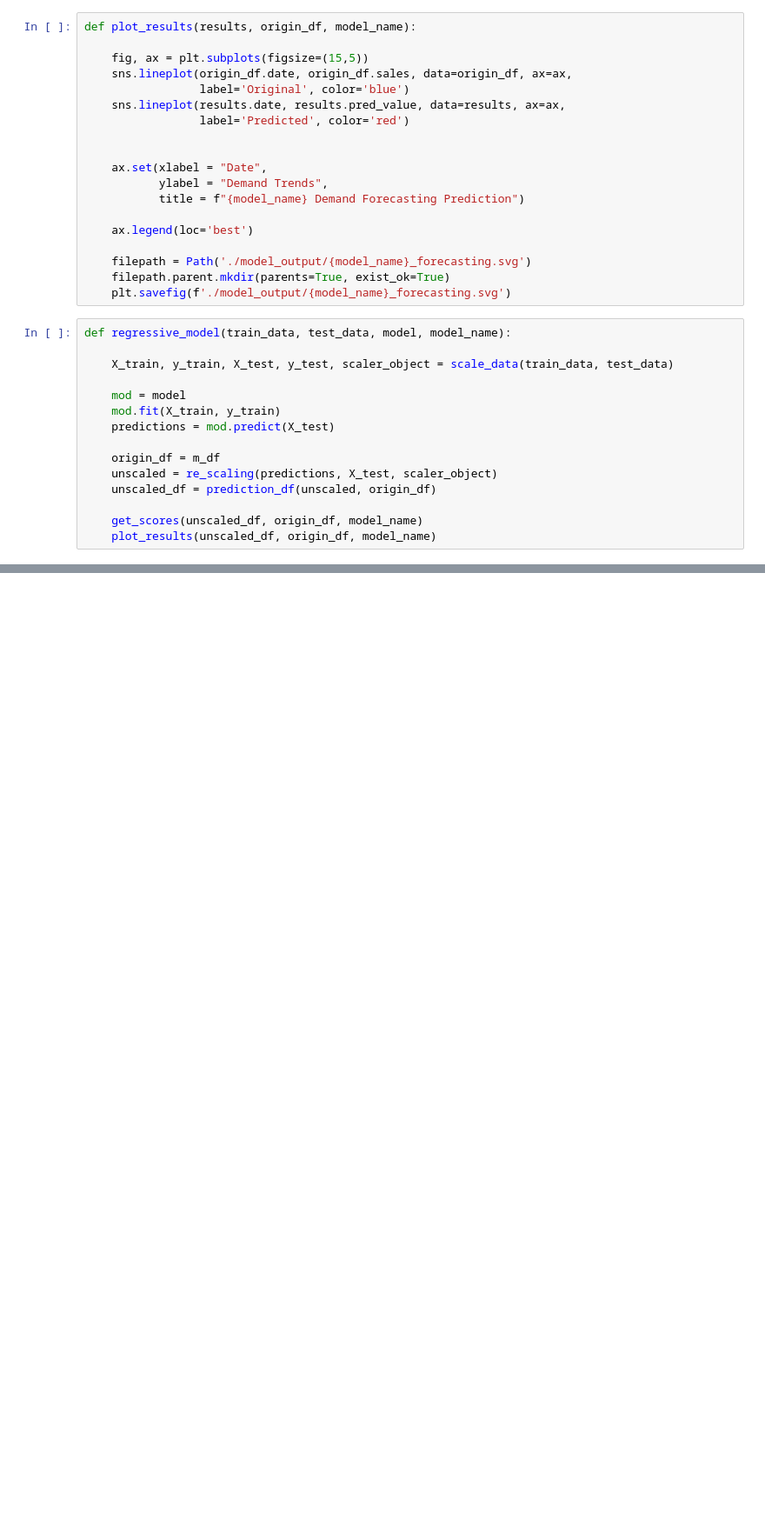
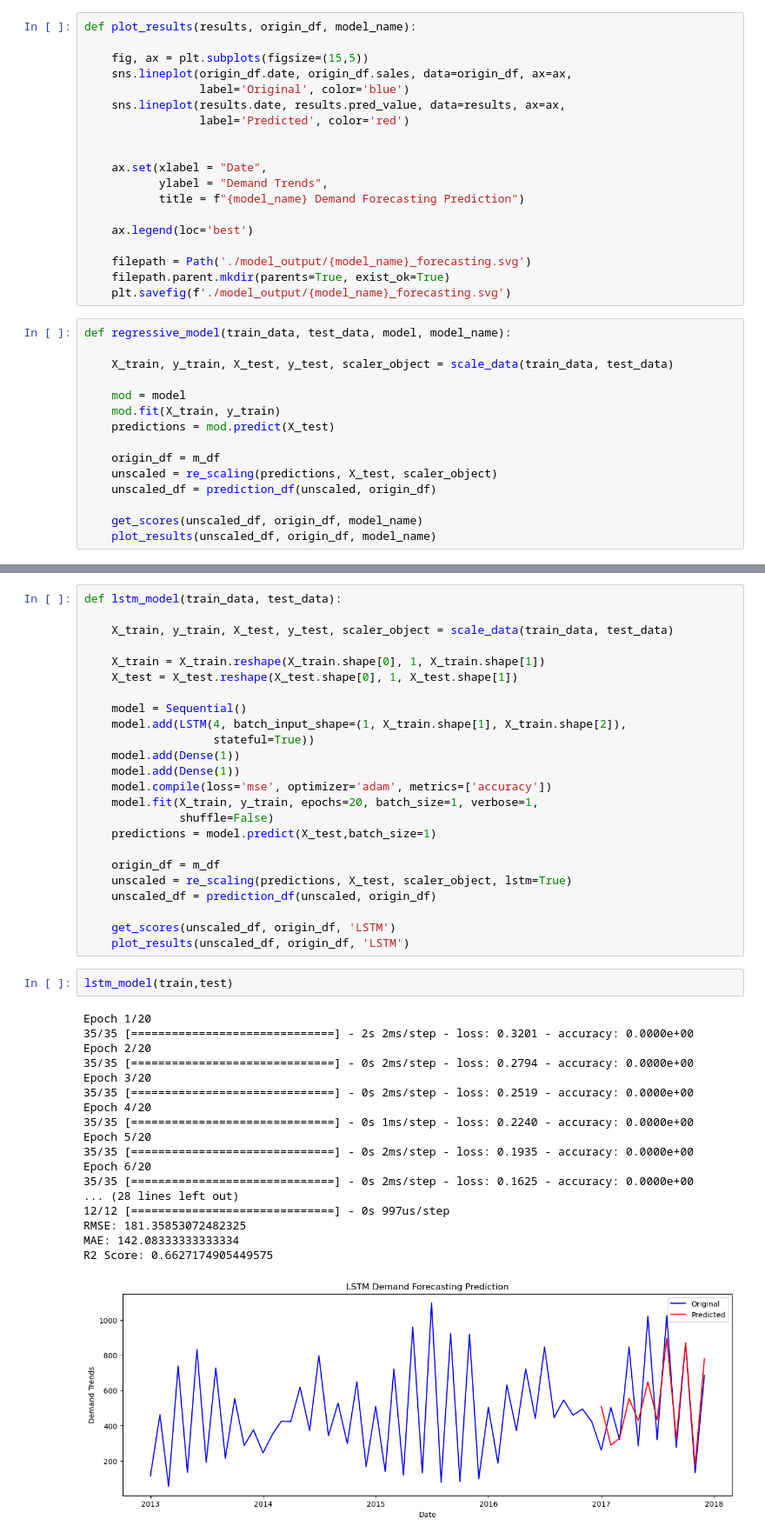
Before and after one commit to AjayBharadwaj-18/Product-Demand-Forecasting, a Jupyter notebook: product-demand-forecasting.ipynb, the cells around one changed output, grey strips where cells are left out. Shown: that part at 87% size. Saved outputs shown, nothing was run; the diff lists cells and outputs as text; blank space fills up the shorter version.

```diff
--- a/product_demand_forecasting.ipynb
+++ b/product-demand-forecasting.ipynb
@@ -349,0 +405,45 @@ def regressive_model(train_data, test_data, model, model_name):
+# %%
+def lstm_model(train_data, test_data):
+
+    X_train, y_train, X_test, y_test, scaler_object = scale_data(train_data, test_data)
+
+    X_train = X_train.reshape(X_train.shape[0], 1, X_train.shape[1])
+    X_test = X_test.reshape(X_test.shape[0], 1, X_test.shape[1])
+
+    model = Sequential()
+    model.add(LSTM(4, batch_input_shape=(1, X_train.shape[1], X_train.shape[2]),
+                   stateful=True))
+    model.add(Dense(1))
+    model.add(Dense(1))
+    model.compile(loss='mse', optimizer='adam', metrics=['accuracy'])
+    model.fit(X_train, y_train, epochs=20, batch_size=1, verbose=1,
+              shuffle=False)
+    predictions = model.predict(X_test,batch_size=1)
+
+    origin_df = m_df
+    unscaled = re_scaling(predictions, X_test, scaler_object, lstm=True)
+    unscaled_df = prediction_df(unscaled, origin_df)
+
+    get_scores(unscaled_df, origin_df, 'LSTM')
+    plot_results(unscaled_df, origin_df, 'LSTM')
+# %%
+lstm_model(train,test)
+# %% [output]
+Epoch 1/20
+35/35 [==============================] - 2s 2ms/step - loss: 0.3201 - accuracy: 0.0000e+00
+Epoch 2/20
+35/35 [==============================] - 0s 2ms/step - loss: 0.2794 - accuracy: 0.0000e+00
+Epoch 3/20
+35/35 [==============================] - 0s 2ms/step - loss: 0.2519 - accuracy: 0.0000e+00
+Epoch 4/20
+35/35 [==============================] - 0s 1ms/step - loss: 0.2240 - accuracy: 0.0000e+00
+Epoch 5/20
+35/35 [==============================] - 0s 2ms/step - loss: 0.1935 - accuracy: 0.0000e+00
+Epoch 6/20
+35/35 [==============================] - 0s 2ms/step - loss: 0.1625 - accuracy: 0.0000e+00
+... (28 lines left out)
+12/12 [==============================] - 0s 997us/step
+RMSE: 181.35853072482325
+MAE: 142.08333333333334
+R2 Score: 0.6627174905449575
+[figure, added]
```
Also changed, not shown: parts of 15 cells of this notebook.
